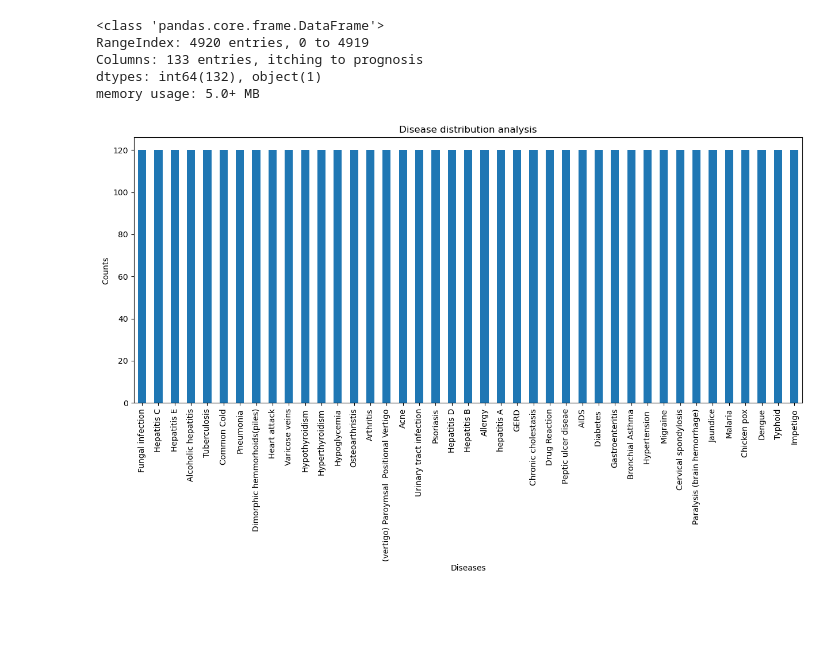
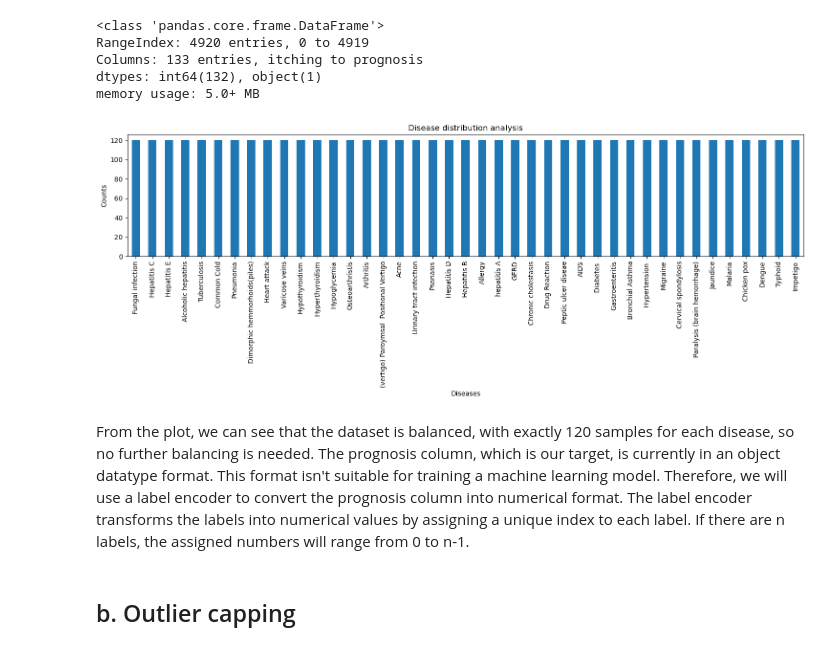
Before and after one commit to Douglaskhembo/Disease_prediction_model, a Jupyter notebook: disease_prediction.ipynb, the cells around one changed output. Cells and saved outputs as stored; diff of their text form; code cells hidden in the pictures; blank space fills up the shorter version.

Commit message:
outlier capping

```diff
--- a/disease_prediction.ipynb
+++ b/disease_prediction.ipynb
@@ -116,10 +116,11 @@ memory usage: 5.0+ MB
 # %%
 # Determining if dataset is balanced
 plt.figure(figsize=(15,6))
 disease_counts = df_train['prognosis'].value_counts().plot(kind = 'bar')
 plt.xlabel('Diseases')
 plt.ylabel('Counts')
 plt.title('Disease distribution analysis')
+plt.tight_layout()
 plt.show()
 # %% [output]
-[figure, old version]
+[figure, new version]
@@ -127,0 +127,4 @@ plt.show()
+# %% [markdown]
+From the plot, we can see that the dataset is balanced, with exactly 120 samples for each disease, so no further balancing is needed. The prognosis column, which is our target, is currently in an object datatype format. This format isn't suitable for training a machine learning model. Therefore, we will use a label encoder to convert the prognosis column into numerical format. The label encoder transforms the labels into numerical values by assigning a unique index to each label. If there are n labels, the assigned numbers will range from 0 to n-1.
+# %% [markdown]
+## b. Outlier capping
```
Also changed, not shown: parts of 4 cells of this notebook.
